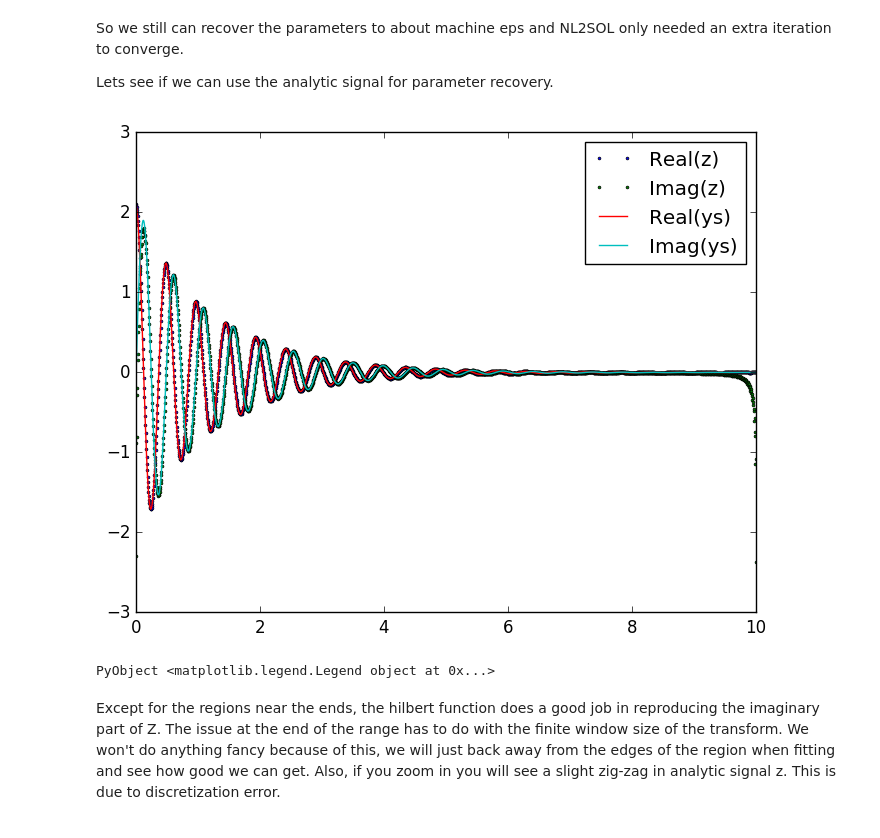
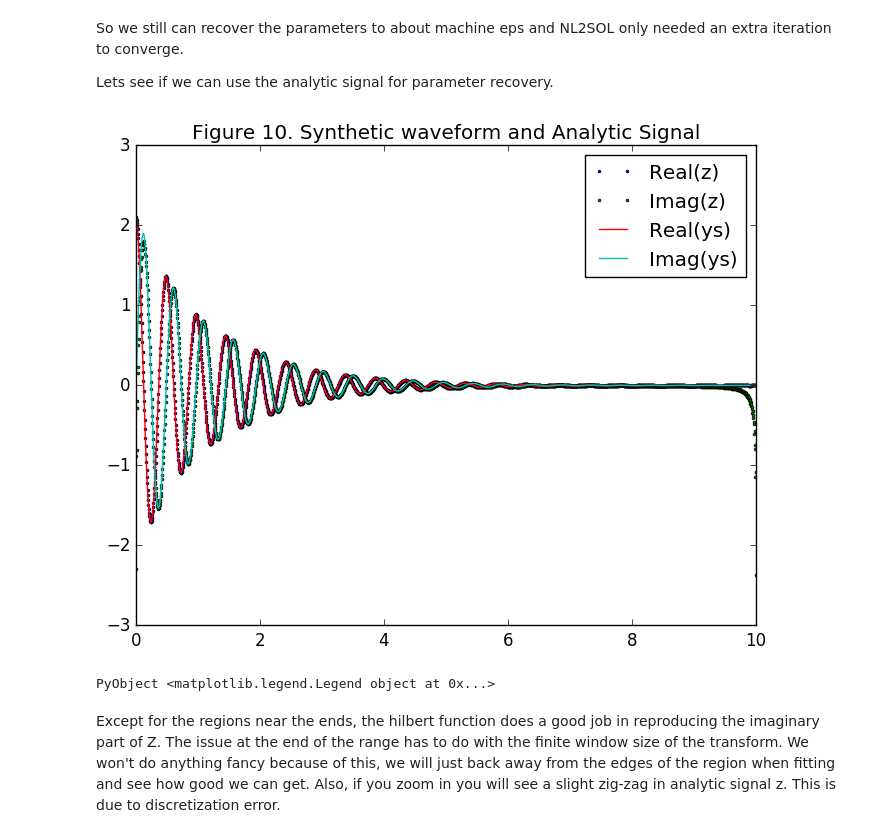
Before and after one commit to macd/dbm_notebooks, a Jupyter notebook: ringdown_fit.ipynb, the cells around one changed output. Saved outputs shown, nothing was run; the diff lists cells and outputs as text; code cells hidden in the pictures.

```diff
--- a/ringdown_fit.ipynb
+++ b/ringdown_fit.ipynb
@@ -292,0 +303,9 @@ pcmplx(x, c)
+# %%
+idx = 0.005 .< t_nr .< 0.04
+t_nr_trunc = t_nr[idx]
+y_nr_trunc = y_nr[idx]
+# Use previous solution as starting guess
+x_init = x[5:8]
+x_init_sv = copy(x_init)  # save for later
+x, c, resid, resid_norm, y_est, reg = exp_fit(4, y_nr_trunc, t_nr_trunc, x_init)
+pcmplx(x, c)
@@ -292,0 +330,16 @@ pcmplx(x, c)
+# %%
+y = zeros(Complex{Float64}, length(t_nr_trunc))
+prop = fm.FontProperties(size=9)
+fig, ax = PyPlot.subplots()
+
+ax[:plot](t_nr_trunc, log(abs(real(y_nr_trunc))), "o", markersize=2.0, label="Theory strain")
+
+for i = 1:2:4
+    wave!(y, x[i:i+1], c[i:i+1], t_nr_trunc)
+    ax[:plot](t_nr_trunc, log(abs(real(y))), label="Component $i")
+end
+
+xlabel("Time")
+ylabel("Log Strain")
+title("Figure 7. Model Components for truncated time")
+ax[:legend](loc="upper right", prop=prop)
@@ -423,14 +477,15 @@ Lets see if we can use the analytic signal for parameter recovery.
 # %%
 using DSP
 z = hilbert(real(ys))
 
 plot(ts, real(z), "o", markersize=2.0, label="Real(z)")
 plot(ts, imag(z), "o", markersize=2.0, label="Imag(z)")
 plot(ts, real(ys), label="Real(ys)")
 plot(ts, imag(ys), label="Imag(ys)")
+title("Figure 10. Synthetic waveform and Analytic Signal")
 legend(loc="upper right")
 # %% [output]
-[figure, old version]
+[figure, new version]
 PyObject <matplotlib.legend.Legend object at 0x...>
 # %% [markdown]
 Except for the regions near the ends, the hilbert function does a good job in reproducing the imaginary part of Z.  The issue at the end of the range has to do with the finite window size of the transform. We won't do anything fancy because of this, we will just back away from the edges of the region when fitting and see how good we can get.  Also, if you zoom in you will see a slight zig-zag in analytic signal z.  This is due to discretization error.
```
Also changed, not shown: parts of 24 cells of this notebook.
